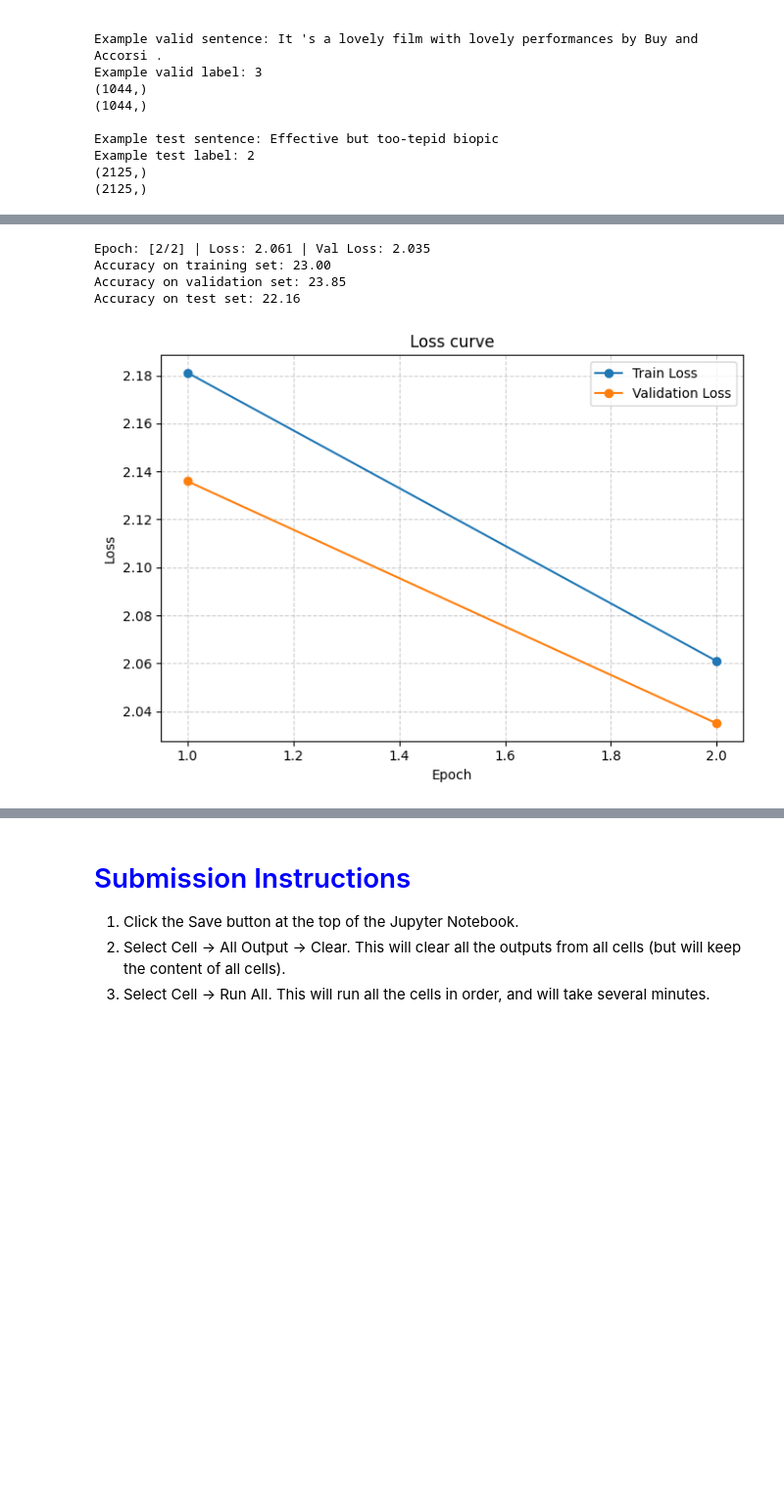
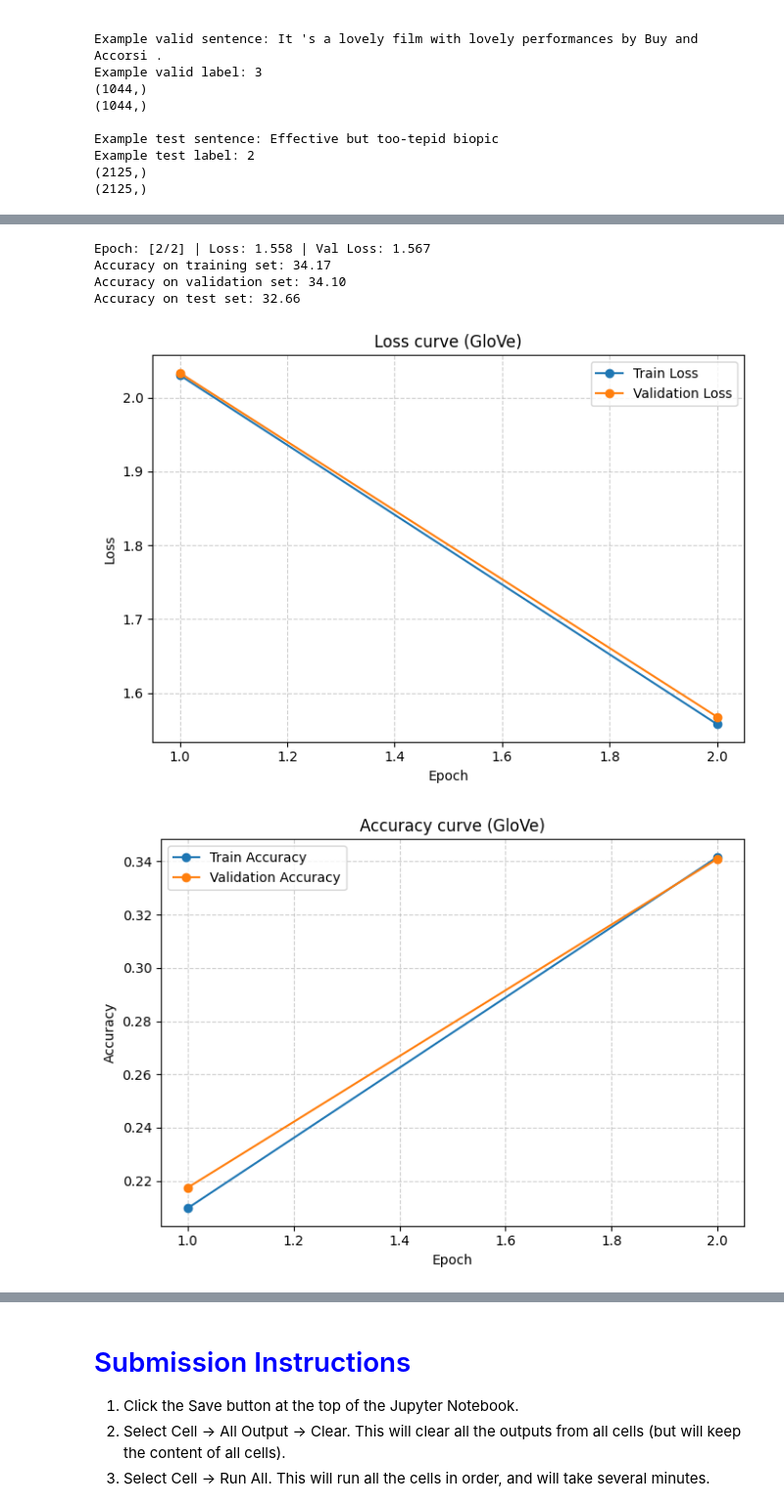
Before and after one commit to koshimbetovv/Deep-Learning-Course, a Jupyter notebook: Assignment 1/assignment1.ipynb, the cells around one changed output, grey strips where cells are left out. Shown at 98% size. Drawn from its saved outputs; the diff is of its cells as text; code cells hidden in the pictures; blank space fills up the shorter version.

```diff
--- a/Assignment 1/assignment1.ipynb
+++ b/Assignment 1/assignment1.ipynb
@@ -1163,6 +1163,8 @@ class MLP(nn.Module):
         model.train()
         smooth_train_loss = []
         smooth_valid_loss = []
+        train_accuracy = []
+        valid_accuracy = []
         for epoch in range(num_epochs):
             train_losses = []
             val_losses = []
@@ -1189,8 +1191,8 @@ class MLP(nn.Module):
             print(f"Epoch: [{epoch+1}/{num_epochs}] | Loss: {mean_loss:.3f} | Val Loss: {mean_val_loss:.3f}")
             smooth_train_loss.append(mean_loss)
             smooth_valid_loss.append(mean_val_loss)
-        train_accuracy = self.evaluate(train_loader, device)
-        valid_accuracy = self.evaluate(valid_loader, device)
+            train_accuracy.append(self.evaluate(train_loader, device))
+            valid_accuracy.append(self.evaluate(valid_loader, device))
         return train_accuracy, valid_accuracy, smooth_train_loss, smooth_valid_loss
 
 
@@ -1224,7 +1226,7 @@ class MLP(nn.Module):
         return accuracy
 
 
-def plot(y_1, y_2, name=''):
+def plot(y_1, y_2, name='', embedding_name=''):
     epochs = range(1, len(y_1) + 1)
     plt.figure(figsize=(7, 5))
     plt.plot(epochs, y_1, '-o', label='Train ' + name)
@@ -1232,29 +1234,13 @@ def plot(y_1, y_2, name=''):
     if y_2 is not None:
         plt.plot(epochs, y_2, '-o', label='Validation ' + name)
 
-    plt.title(name + " curve")
+    plt.title(name + " curve " + '(' + embedding_name + ')')
     plt.xlabel("Epoch")
     plt.ylabel(name)
     plt.grid(True, linestyle='--', alpha=0.6)
     plt.legend()
     plt.tight_layout()
     plt.show()
-
-def plot_loss(train_acc, val_acc=None):
-    epochs = range(1, len(train_acc) + 1)
-    plt.figure(figsize=(7, 5))
-    plt.plot(epochs, train_acc, '-o', label='Train Loss')
-
-    if val_acc is not None:
-        plt.plot(epochs, val_acc, '-o', label='Validation Loss')
-
-    plt.title("Loss curve")
-    plt.xlabel("Epoch")
-    plt.ylabel("Loss")
-    plt.grid(True, linestyle='--', alpha=0.6)
-    plt.legend()
-    plt.tight_layout()
-    plt.show()
 # %%
 # Train using GloVe embedding method
 
@@ -1288,9 +1274,10 @@ criterion = nn.CrossEntropyLoss()
 train_accuracy, valid_accuracy, train_loss, valid_loss = model.model_train(train_loader, valid_loader, device, optimizer, criterion, num_epochs)
 test_accuracy = model.evaluate(test_loader, device)
 
-print(f"Accuracy on training set: {train_accuracy*100:.2f}")
-print(f"Accuracy on validation set: {valid_accuracy*100:.2f}")
+print(f"Accuracy on training set: {train_accuracy[-1]*100:.2f}")
+print(f"Accuracy on validation set: {valid_accuracy[-1]*100:.2f}")
 print(f"Accuracy on test set: {test_accuracy*100:.2f}")
 
-plot_loss(train_loss, valid_loss)
+plot(train_loss, valid_loss, 'Loss', 'GloVe')
+plot(train_accuracy, valid_accuracy, 'Accuracy', 'GloVe')
 # %% [output]
@@ -1298,5 +1285,6 @@ Epoch: [1/2] | Loss: 2.181 | Val Loss: 2.136
-Epoch: [2/2] | Loss: 2.061 | Val Loss: 2.035
-Accuracy on training set: 23.00
-Accuracy on validation set: 23.85
-Accuracy on test set: 22.16
+Epoch: [2/2] | Loss: 1.558 | Val Loss: 1.567
+Accuracy on training set: 34.17
+Accuracy on validation set: 34.10
+Accuracy on test set: 32.66
-[figure, old version]
+[figure, new version]
+[figure, added]
```
Also changed, not shown: parts of 3 cells of this notebook.
